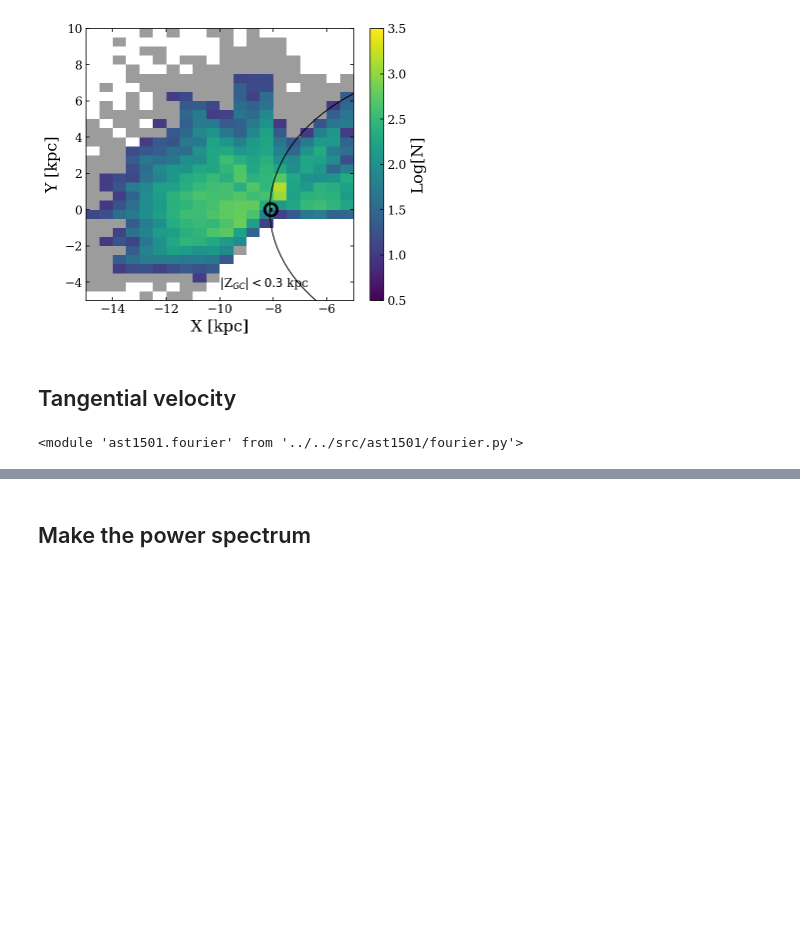
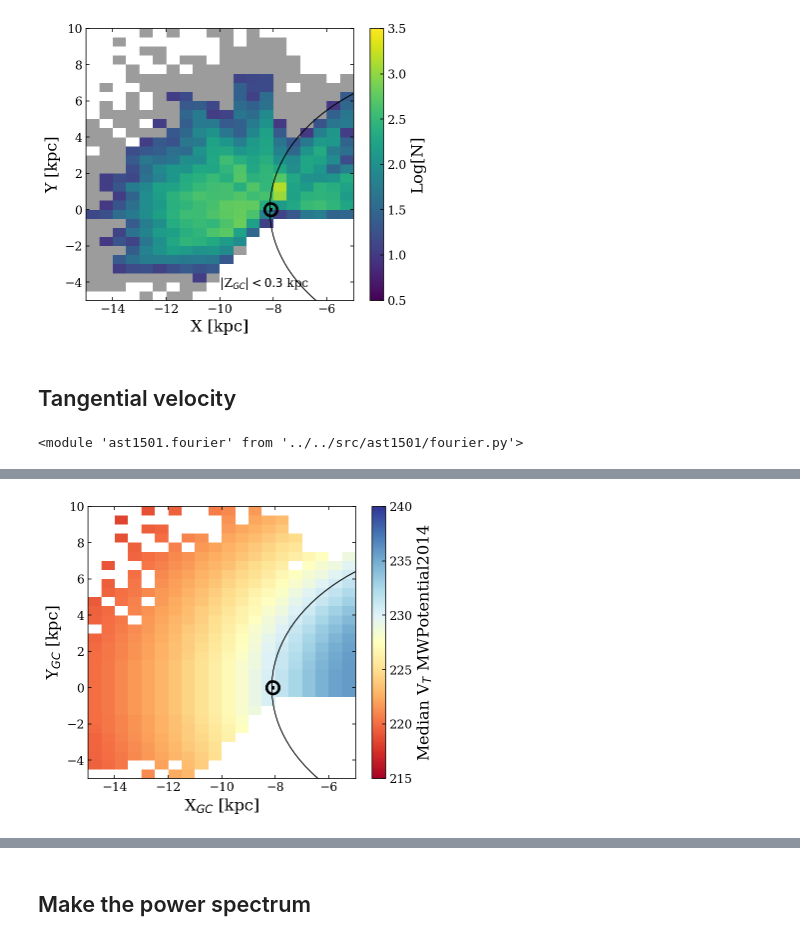
Before and after one commit to jamesmlane/AST1501, a Jupyter notebook: notebooks/7-power_spectrum/power_spectrum.ipynb, the cells around one changed output, grey strips where cells are left out. Cells and saved outputs as stored; diff of their text form; code cells hidden in the pictures; blank space fills up the shorter version.

```diff
--- a/notebooks/7-power_spectrum/power_spectrum.ipynb
+++ b/notebooks/7-power_spectrum/power_spectrum.ipynb
@@ -378,30 +382,30 @@ ax = fig.add_subplot(111)
 
 hist, xedges, yedges = np.histogram2d(gc_x, gc_y, bins=(n_xbins,n_ybins), range=bin_range)
 
-# Rotate to account for histogram -> plotting grid
-hist = np.rot90(hist)
-
 # Find low-N bins. As long as histogram geometry remains the same this will be
 # used for greying out values.
 where_low_N = np.where( (hist < 10) & (hist > 0) )
-low_N_mask = np.zeros((n_ybins,n_xbins,4))
+low_N_mask = np.zeros((n_xbins,n_ybins,4))
 low_N_mask[:,:,3] = 0.0
 low_N_mask[where_low_N[0],where_low_N[1],:3] = 100
 low_N_mask[where_low_N[0],where_low_N[1],3] = 1.0
 
 # Find 0-N bins. This will differentiate between no data and too little data
 where_no_N = np.where( hist == 0 )
-no_N_mask = np.zeros((n_ybins,n_xbins,4))
+no_N_mask = np.zeros((n_xbins,n_ybins,4))
 no_N_mask[:,:,3] = 0.0
 no_N_mask[where_no_N[0],where_no_N[1],:3] = 1
 no_N_mask[where_no_N[0],where_no_N[1],3] = 1.0
 
+# Rotate to account for histogram -> plotting grid
+hist = np.rot90(hist)
+
 img = ax.imshow(np.log10(hist), interpolation='nearest',
                 extent=[xedges[0], xedges[-1], yedges[0], yedges[-1]],
                cmap='viridis', vmin=0.5, vmax=3.5)
-low_N_img = ax.imshow(low_N_mask, interpolation='nearest',
+low_N_img = ax.imshow(np.rot90(low_N_mask), interpolation='nearest',
                      extent=[xedges[0], xedges[-1], yedges[0], yedges[-1]])
-no_N_img = ax.imshow(no_N_mask, interpolation='nearest',
+no_N_img = ax.imshow(np.rot90(no_N_mask), interpolation='nearest',
                      extent=[xedges[0], xedges[-1], yedges[0], yedges[-1]])
 
 cbar = plt.colorbar(img)
@@ -432,0 +450,84 @@ importlib.reload(ast1501.fourier)
+# %%
+## Now plot
+
+# MWPotential2014
+fig = plt.figure(figsize=(6,5))
+ax = fig.add_subplot(111)
+
+fig, ax, cbar = plot_grid(vt_field+20, 240, 215, [x_lo,x_hi,y_lo,y_hi], low_N_mask, no_N_mask, 'RdYlBu')
+
+cbar.set_label(r'Median V$_{T}$ MWPotential2014')
+ax.set_aspect('auto')
+
+plt.show()
+fig.savefig('plots/VT_med_hist_mwpot.pdf')
+plt.close('all')
+
+# Gaia
+fig = plt.figure(figsize=(6,5))
+ax = fig.add_subplot(111)
+
+fig, ax, cbar = plot_grid(vt_hist_obs, 240, 215, [x_lo,x_hi,y_lo,y_hi], low_N_mask, no_N_mask, 'RdYlBu')
+
+cbar.set_label(r'Median V$_{T}$ Gaia')
+ax.set_aspect('auto')
+
+plt.show()
+fig.savefig('plots/VT_med_hist_gaia.pdf')
+plt.close('all')
+
+# Difference
+fig = plt.figure(figsize=(6,5))
+ax = fig.add_subplot(111)
+
+fig, ax, cbar = plot_grid(vt_field_diff, -20, 20, [x_lo,x_hi,y_lo,y_hi], low_N_mask, no_N_mask, 'RdYlBu')
+
+cbar.set_label(r'$V_{T,Gaia}-V_{T,MW}$ ')
+ax.set_aspect('auto')
+
+plt.show()
+fig.savefig('plots/VT_diff.pdf')
+plt.close('all')
+
+# MWPotential2014 no masking
+fig = plt.figure(figsize=(6,5))
+ax = fig.add_subplot(111)
+
+fig, ax, cbar = plot_grid(vt_field+20, 240, 215, [x_lo,x_hi,y_lo,y_hi], low_N_mask, no_N_mask, 'RdYlBu',
+                          plot_low_N_mask=False)
+
+cbar.set_label(r'Median V$_{T}$ MWPotential2014')
+ax.set_aspect('auto')
+
+plt.show()
+fig.savefig('plots/VT_med_hist_mwpot_nomask.pdf')
+plt.close('all')
+
+# Gaia
+fig = plt.figure(figsize=(6,5))
+ax = fig.add_subplot(111)
+
+fig, ax, cbar = plot_grid(vt_hist_obs, 240, 215, [x_lo,x_hi,y_lo,y_hi], low_N_mask, no_N_mask, 'RdYlBu',
+                         plot_low_N_mask=False)
+
+cbar.set_label(r'Median V$_{T}$ Gaia')
+ax.set_aspect('auto')
+
+plt.show()
+fig.savefig('plots/VT_med_hist_gaia_nomask.pdf')
+plt.close('all')
+
+# Difference
+fig = plt.figure(figsize=(6,5))
+ax = fig.add_subplot(111)
+
+fig, ax, cbar = plot_grid(vt_field_diff, -20, 20, [x_lo,x_hi,y_lo,y_hi], low_N_mask, no_N_mask, 'RdYlBu',
+                          plot_low_N_mask=False)
+
+cbar.set_label(r'$V_{T,Gaia}-V_{T,MW}$ ')
+ax.set_aspect('auto')
+
+plt.show()
+fig.savefig('plots/VT_diff.pdf')
+plt.close('all')
+# %% [output]
@@ -432,0 +537 @@ importlib.reload(ast1501.fourier)
+[figure, added]
```
Also changed, not shown: parts of 31 cells of this notebook, 12 other files.
